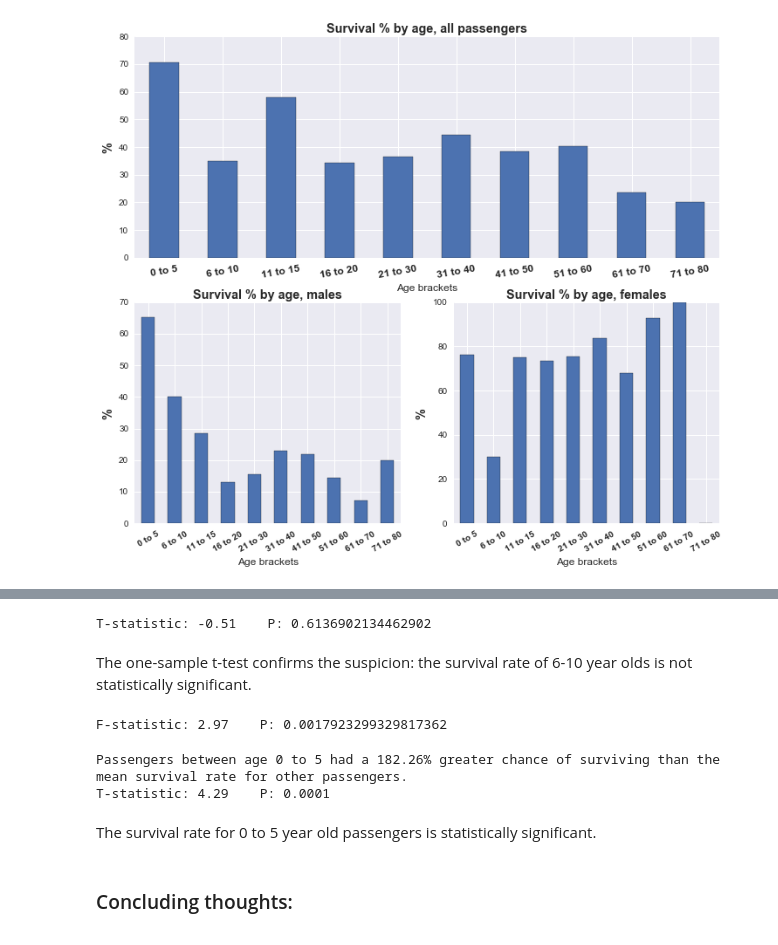
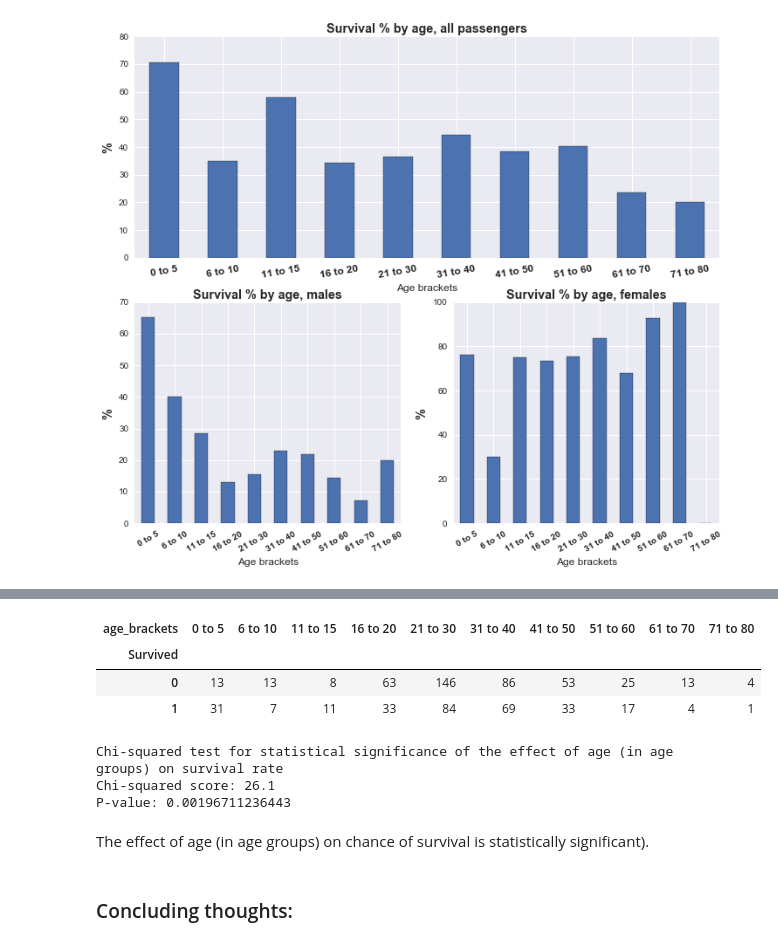
Before and after one commit to gisledb/udacity_nanodegree, a Jupyter notebook: ipython_notebooks/p2_investigate_dataset/p2_titanic_new.ipynb, the cells around one changed output, grey strips where cells are left out. Cells and saved outputs as stored; diff of their text form; code cells hidden in the pictures.

Commit message:
Replaced incorrect nominal data tests with tests for categorical data

```diff
--- a/ipython_notebooks/p2_investigate_dataset/p2_titanic_new.ipynb
+++ b/ipython_notebooks/p2_investigate_dataset/p2_titanic_new.ipynb
@@ -711,44 +722,26 @@ We see here that the youngest children seemed to be prioritized for the lifeboat
-# %%
-#scipy.stats.ttest_1samp(a, popmean, axis=0, nan_policy='propagate')
-
-t_test_sample = age_data[age_data['age_brackets'] == '6 to 10']['Survived']
-pop_mean = age_data['Survived'].mean()
-
-t,p = stats.ttest_1samp(t_test_sample,pop_mean)
-
-print("T-statistic: {0}    P: {1}".format(round(t,2),p))
-# %% [output]
-T-statistic: -0.51    P: 0.6136902134462902
-# %% [markdown]
-The one-sample t-test confirms the suspicion: the survival rate of 6-10 year olds is not statistically significant.
-# %%
-#One-way Anova test for statistical significance of differences in survival rates between the different age groups.
-
-f,p = stats.f_oneway(*[age_data[age_data['age_brackets'] == bracket]['Survived'] for
-                       bracket in bracket_names])
-
-print("F-statistic: {0}    P: {1}".format(round(f,2),p))
-# %% [output]
-F-statistic: 2.97    P: 0.0017923299329817362
-# %%
-young_greater_chance = round((age_data[age_data['age_brackets'] == '0 to 5']['Survived'].mean()
-                        / age_data[age_data['age_brackets'] != '0 to 5']['Survived'].mean()) * 100,2)
-
-print(
-    "Passengers between age 0 to 5 had a {}% greater chance of surviving than the mean survival rate for other passengers."
-    .format(young_greater_chance))
-
-t_test_sample = age_data[age_data['age_brackets'] == '0 to 5']['Survived']
-pop_mean = age_data['Survived'].mean()
-
-t,p = stats.ttest_1samp(t_test_sample,pop_mean)
-
-print("T-statistic: {0}    P: {1}".format(round(t,2),round(p,6)))
-# %% [output]
-Passengers between age 0 to 5 had a 182.26% greater chance of surviving than the mean survival rate for other passengers.
-T-statistic: 4.29    P: 0.0001
-# %% [markdown]
-The survival rate for 0 to 5 year old passengers is statistically significant.
+# %%
+#Chi-squared test
+from scipy.stats import chi2_contingency
+
+con_table = pd.crosstab(age_data['Survived'],age_data['age_brackets'])
+
+display(con_table)
+
+chi2, p_value, dof, expected = chi2_contingency(con_table)
+
+print("Chi-squared test for statistical significance of the effect of age (in age groups) on survival rate")
+print("Chi-squared score:",round(chi2,2))
+print("P-value:",p_value)
+# %% [output]
+| age_brackets | 0 to 5 | 6 to 10 | 11 to 15 | 16 to 20 | 21 to 30 | 31 to 40 | 41 to 50 | 51 to 60 | 61 to 70 | 71 to 80 |
+| Survived |  |  |  |  |  |  |  |  |  |  |
+| 0 | 13 | 13 | 8 | 63 | 146 | 86 | 53 | 25 | 13 | 4 |
+| 1 | 31 | 7 | 11 | 33 | 84 | 69 | 33 | 17 | 4 | 1 |
+Chi-squared test for statistical significance of the effect of age (in age groups) on survival rate
+Chi-squared score: 26.1
+P-value: 0.00196711236443
+# %% [markdown]
+The effect of age (in age groups) on chance of survival is statistically significant).
 # %% [markdown]
 ### Concluding thoughts:
 # %%
```
Also changed, not shown: parts of 16 cells of this notebook.
